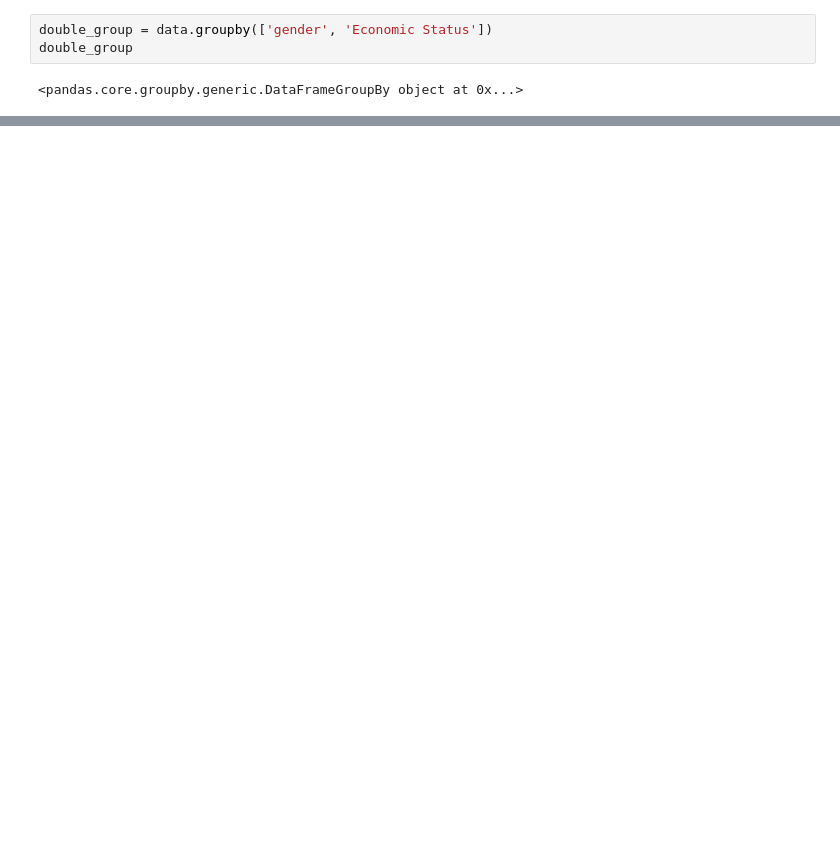
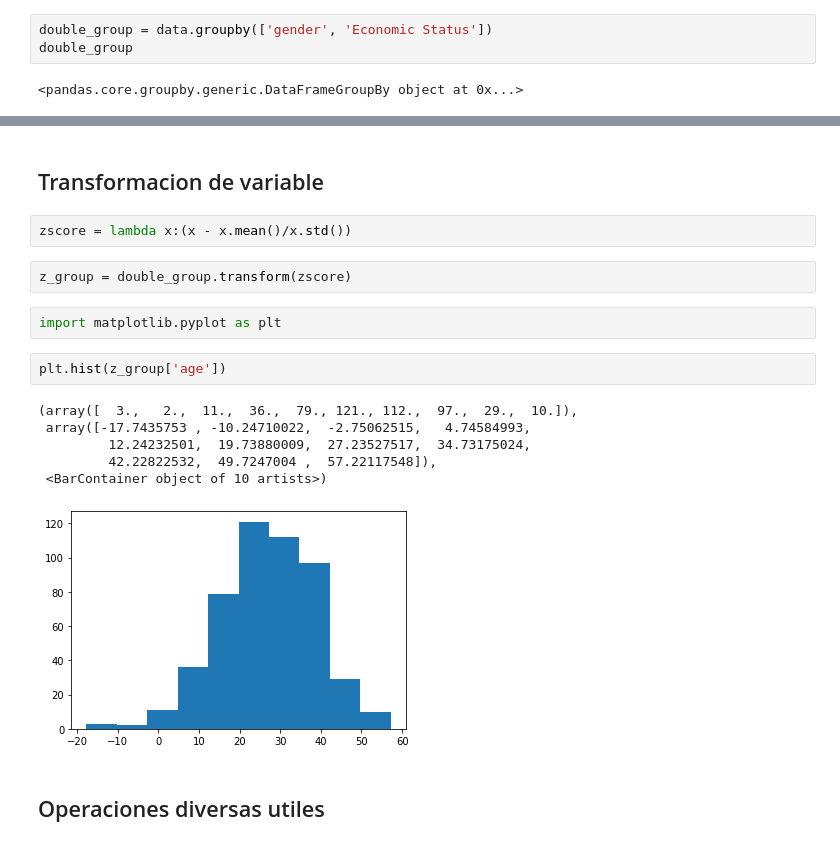
Before and after one commit to nastyc0de/curso_ml, a Jupyter notebook: T2 - 3 - Agrupación de datos.ipynb, the cells around one changed output, grey strips where cells are left out. Drawn from its saved outputs; the diff is of its cells as text; blank space fills up the shorter version.

```diff
--- a/T2 - 3 - Agrupación de datos.ipynb
+++ b/T2 - 3 - Agrupación de datos.ipynb
@@ -94,0 +239,19 @@ double_group.groups
+# %% [markdown]
+## Transformacion de variable
+# %%
+zscore = lambda x:(x - x.mean()/x.std())
+# %%
+z_group = double_group.transform(zscore)
+# %%
+import matplotlib.pyplot as plt
+# %%
+plt.hist(z_group['age'])
+# %% [output]
+(array([  3.,   2.,  11.,  36.,  79., 121., 112.,  97.,  29.,  10.]),
+ array([-17.7435753 , -10.24710022,  -2.75062515,   4.74584993,
+         12.24232501,  19.73880009,  27.23527517,  34.73175024,
+         42.22822532,  49.7247004 ,  57.22117548]),
+ <BarContainer object of 10 artists>)
+[figure, added]
+# %% [markdown]
+## Operaciones diversas utiles
```
Also changed, not shown: parts of 25 cells of this notebook.
